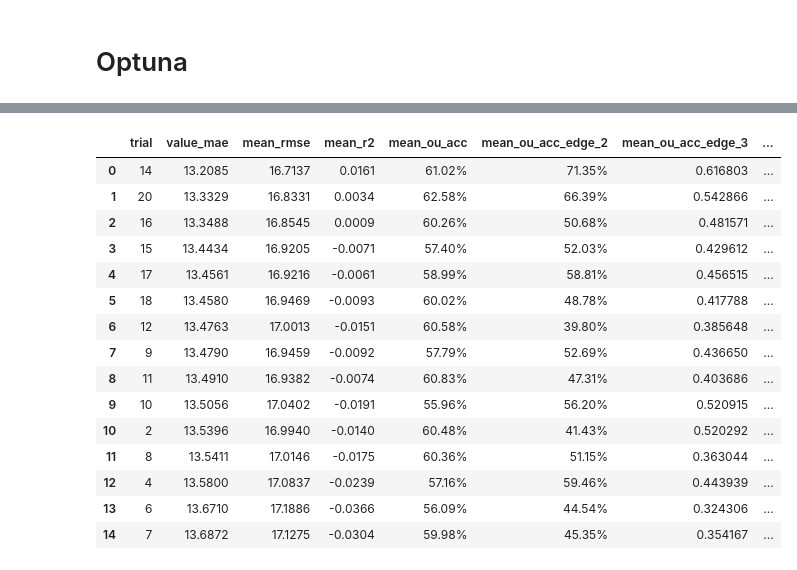
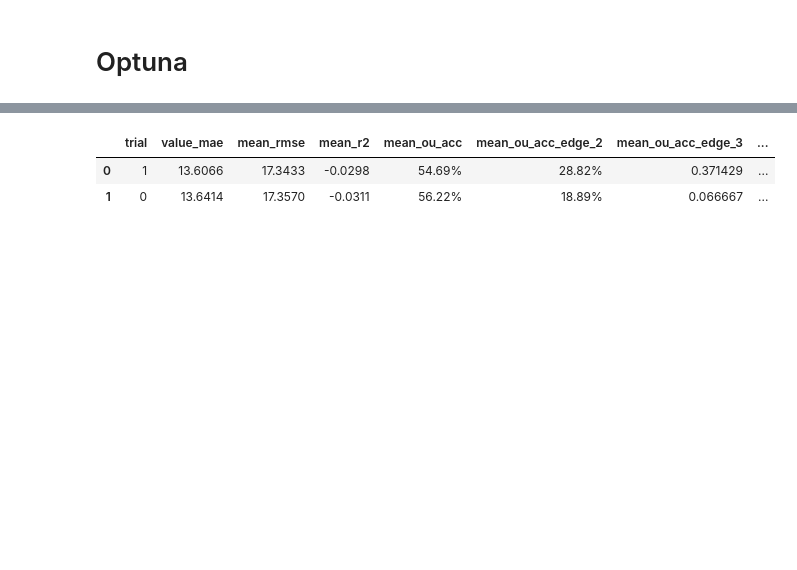
Before and after one commit to aalvarezvarela/NBA_over_under_predictor, a Jupyter notebook: lab/diff_from_line/regressor/5_seasons_tsplit_line_error_prediction.ipynb, the cells around one changed output, grey strips where cells are left out. Drawn from its saved outputs; the diff is of its cells as text; code cells hidden in the pictures; blank space fills up the shorter version.

```diff
--- a/lab/diff_from_line/regressor/5_seasons_tsplit_line_error_prediction.ipynb
+++ b/lab/diff_from_line/regressor/5_seasons_tsplit_line_error_prediction.ipynb
@@ -168,7 +168,7 @@ from nba_ou.modeling.scorers import (
 df_dev, df_test_final = split_latest_dates_holdout(
     df=df_to_train,
     date_col="GAME_DATE",
-    test_size=0.075,
+    test_size=0.08,
 )
 
 print(f"Development set size: {len(df_dev)}")
@@ -331,7 +331,7 @@ splits, fold_info = make_test_anchored_walk_forward_splits(
     step_games_between_tests=50,
     train_games=TRAIN_GAMES,
     min_train_games=TRAIN_GAMES*0.75,
-    max_folds=14,
+    max_folds=15,
     verbose=1,
 )
 
@@ -421,14 +424,14 @@ Validation OU_Betting_Accuracy_Edge_4: 51.94%
 xgb_reg_no_weights = XGBRegressor(
     max_depth=3,
     learning_rate=0.05,
-    n_estimators=50,
+    n_estimators=35,
     subsample=0.65,
     colsample_bytree=0.68,
     reg_alpha=5.28,
     reg_lambda=1.3,
     min_child_weight=5.08,
     gamma=0.0085,
-    n_jobs=-2,
+    n_jobs=-1,
     random_state=16,
 )
 
@@ -577,14 +578,14 @@ SAMPLE_WEIGHT_LAMBDA
 xgb_reg_weights = XGBRegressor(
     max_depth=3,
     learning_rate=0.05,
-    n_estimators=25,
+    n_estimators=35,
     subsample=0.65,
     colsample_bytree=0.68,
     reg_alpha=5.28,
     reg_lambda=1.3,
     min_child_weight=5.08,
     gamma=0.0085,
-    n_jobs=-2,
+    n_jobs=-1,
     random_state=16,
 )
 
@@ -747,8 +748,8 @@ study = tune_xgb_error_line_optuna(
     sample_weight_lambda_bounds=SAMPLE_WEIGHT_LAMBDA_BOUNDS,
     splits=splits,
     n_trials=80,
-    timeout=2 * 3600,
-    # timeout=600,
+    # timeout=2 * 3600,
+    timeout=600,
 
     objective_name="reg:squarederror",
     study_name="xgb_error_line_mae",
@@ -832,17 +833,4 @@ sample_weight_lambda: 0.009730743075655423
 |  | trial | value_mae | mean_rmse | mean_r2 | mean_ou_acc | mean_ou_acc_edge_2 | mean_ou_acc_edge_3 | ... |
-| 0 | 14 | 13.2085 | 16.7137 | 0.0161 | 61.02% | 71.35% | 0.616803 | ... |
-| 1 | 20 | 13.3329 | 16.8331 | 0.0034 | 62.58% | 66.39% | 0.542866 | ... |
-| 2 | 16 | 13.3488 | 16.8545 | 0.0009 | 60.26% | 50.68% | 0.481571 | ... |
-| 3 | 15 | 13.4434 | 16.9205 | -0.0071 | 57.40% | 52.03% | 0.429612 | ... |
-| 4 | 17 | 13.4561 | 16.9216 | -0.0061 | 58.99% | 58.81% | 0.456515 | ... |
-| 5 | 18 | 13.4580 | 16.9469 | -0.0093 | 60.02% | 48.78% | 0.417788 | ... |
-| 6 | 12 | 13.4763 | 17.0013 | -0.0151 | 60.58% | 39.80% | 0.385648 | ... |
-| 7 | 9 | 13.4790 | 16.9459 | -0.0092 | 57.79% | 52.69% | 0.436650 | ... |
-| 8 | 11 | 13.4910 | 16.9382 | -0.0074 | 60.83% | 47.31% | 0.403686 | ... |
-| 9 | 10 | 13.5056 | 17.0402 | -0.0191 | 55.96% | 56.20% | 0.520915 | ... |
-| 10 | 2 | 13.5396 | 16.9940 | -0.0140 | 60.48% | 41.43% | 0.520292 | ... |
-| 11 | 8 | 13.5411 | 17.0146 | -0.0175 | 60.36% | 51.15% | 0.363044 | ... |
-| 12 | 4 | 13.5800 | 17.0837 | -0.0239 | 57.16% | 59.46% | 0.443939 | ... |
-| 13 | 6 | 13.6710 | 17.1886 | -0.0366 | 56.09% | 44.54% | 0.324306 | ... |
-| 14 | 7 | 13.6872 | 17.1275 | -0.0304 | 59.98% | 45.35% | 0.354167 | ... |
+| 0 | 1 | 13.6066 | 17.3433 | -0.0298 | 54.69% | 28.82% | 0.371429 | ... |
+| 1 | 0 | 13.6414 | 17.3570 | -0.0311 | 56.22% | 18.89% | 0.066667 | ... |
 |  | trial | value_mae | mean_mae | mean_rmse | mean_r2 | mean_ou_acc | mean_ou_acc_edge_2 | mean_ou_acc_edge_3 | ... |
```
Also changed, not shown: parts of 23 cells of this notebook.
